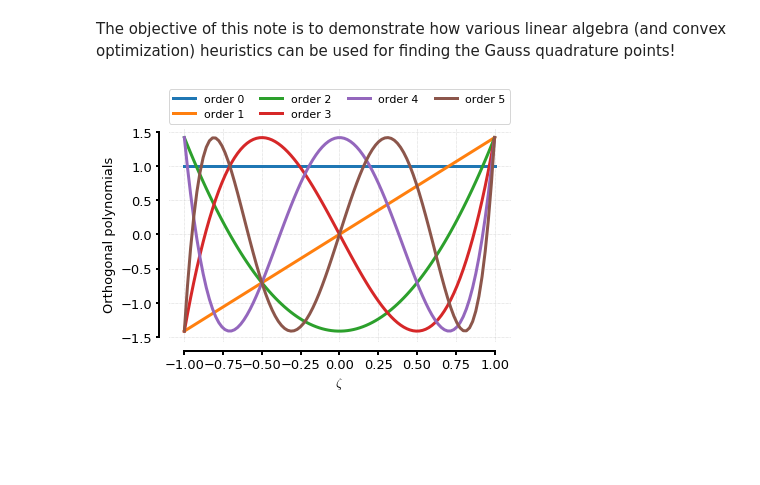
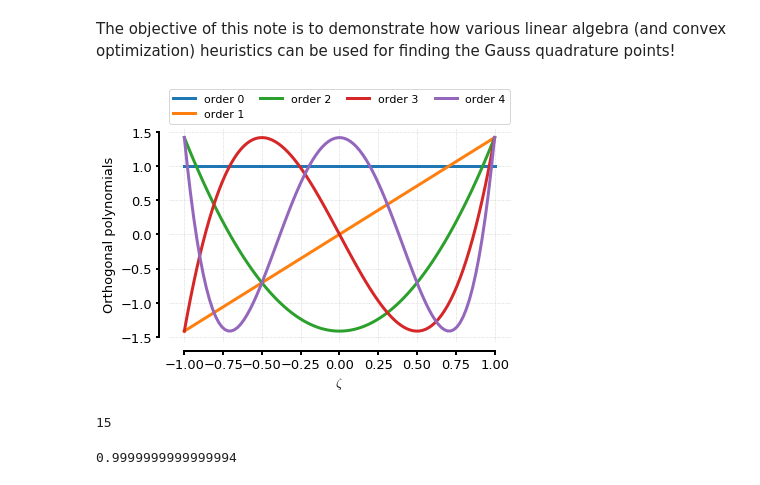
Before and after one commit to equadratures/equadratures, a Jupyter notebook: ipython-notebooks/padua_points.ipynb, the cells around one changed output. Drawn from its saved outputs; the diff is of its cells as text; code cells hidden in the pictures; blank space fills up the shorter version.

```diff
--- a/ipython-notebooks/padua_points.ipynb
+++ b/ipython-notebooks/padua_points.ipynb
@@ -7,15 +9,20 @@ import numpy as np
 # %% [markdown]
 The objective of this note is to demonstrate how various linear algebra (and convex optimization) heuristics can be used for finding the Gauss quadrature points!
 # %%
-M = 5
-x1 = Parameter(param_type='Chebyshev', order=M, lower=-1., upper=1., Lobatto=True)
-x2 = Parameter(param_type='Chebyshev', order=M+1, lower=-1., upper=1., Lobatto=True)
-totalorder = Basis('Total order', [M, M+1])
+order_tensor = 4
+x1 = Parameter(distribution='Chebyshev', order=order_tensor, lower=-1., upper=1., endpoints=True)
+x2 = Parameter(distribution='Chebyshev', order=order_tensor+1, lower=-1., upper=1., endpoints=True)
+totalorder = Basis('Total order', [order_tensor, order_tensor])
 u = np.linspace(-1., 1., 100)
 P, _ = x1._getOrthoPoly(u)
 polynomialplot(P, u)
+print totalorder.cardinality
 # %% [output]
-[figure, old version]
+[figure, new version]
+15
 # %%
-Polyobject = Polylsq(parameters=[x1, x2], basis=totalorder, mesh='tensor', optimization='newton', oversampling=1.0)
+Polyobject = Polylsq(parameters=[x1, x2], basis=totalorder, mesh='Tensor', optimization='Newton', oversampling=1.0)
 pfull, wfull = Polyobject.getTensorQuadratureRule()
+print np.sum(wfull)
+# %% [output]
+0.9999999999999994
```
Also changed, not shown: parts of 7 cells of this notebook, 12 other files.
